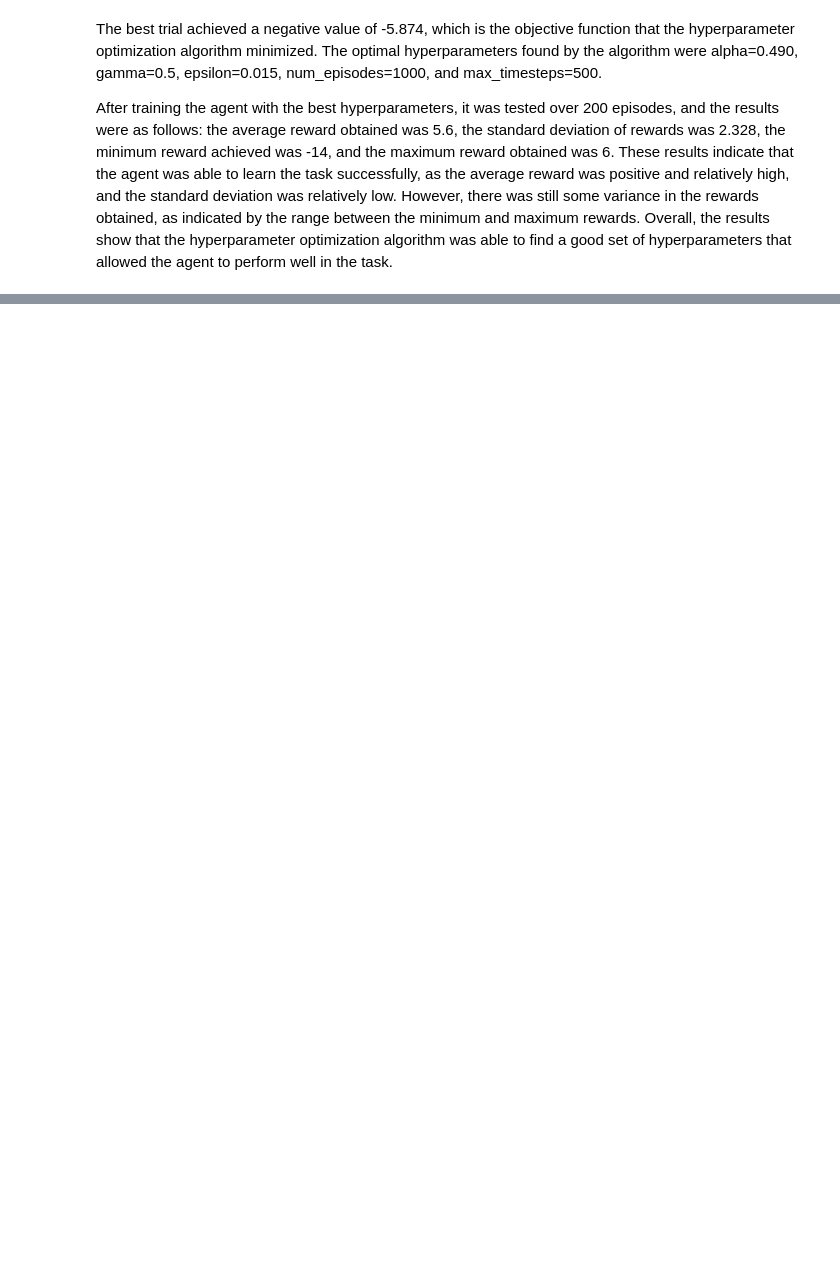
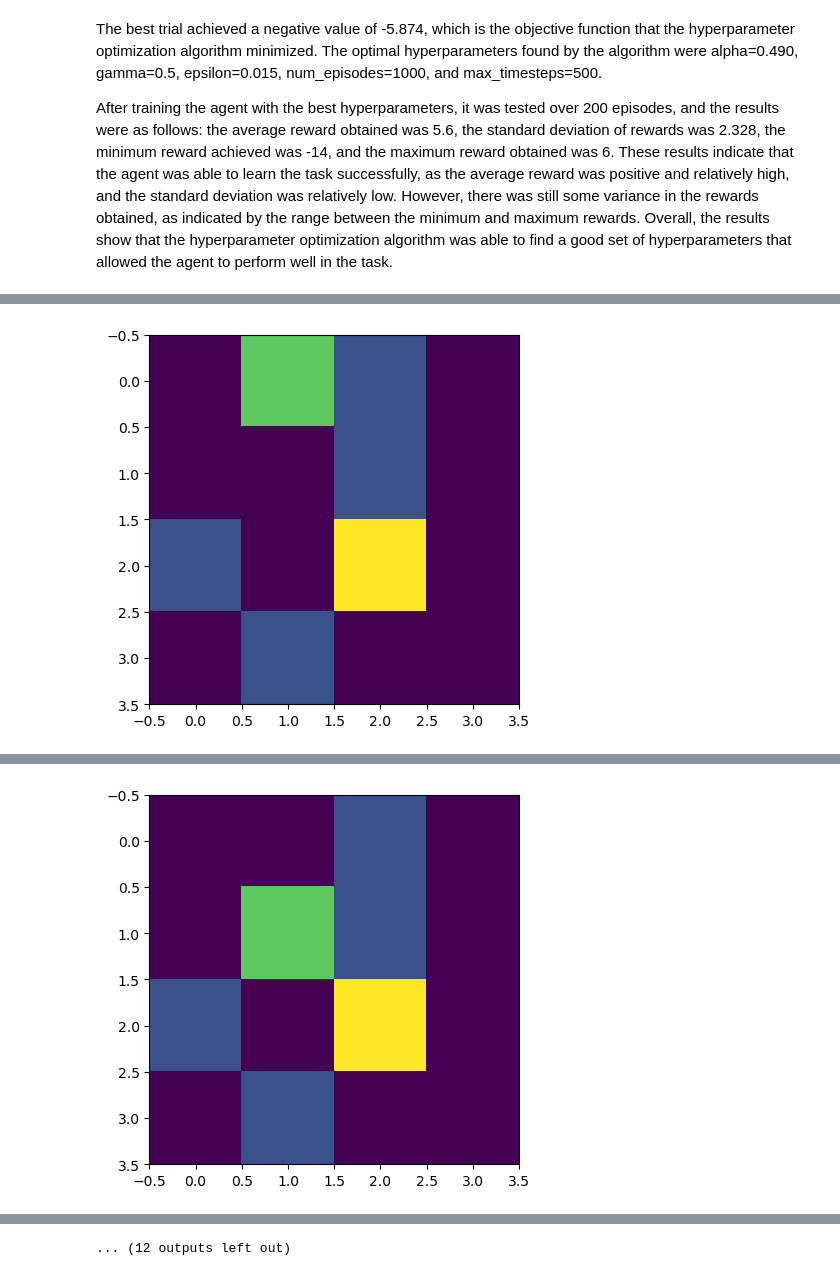
Before and after one commit to pChitral/Reinforcement-Learning, a Jupyter notebook: chitralp_saishsum_assignment3_checkpoint.ipynb, the cells around one changed output, grey strips where cells are left out. Drawn from its saved outputs; the diff is of its cells as text; code cells hidden in the pictures; blank space fills up the shorter version.

Commit message:
Part 3 Done!

```diff
--- a/chitralp_saishsum_assignment3_checkpoint.ipynb
+++ b/chitralp_saishsum_assignment3_checkpoint.ipynb
@@ -491,0 +459,77 @@ fig.show()
+# %%
+import numpy as np
+import random
+import matplotlib.pyplot as plt
+import time
+import optuna
+
+
+class QLearningAgent():
+    def __init__(self, action_space, observation_space, alpha=0.1, gamma=0.9, epsilon=0.1, seed=5):
+        self.epsilon_min = 0.01
+        self.epsilon_decay = 0.995
+        self.action_space = action_space
+        self.observation_space = observation_space
+        self.alpha = alpha  # learning rate
+        self.gamma = gamma  # discount factor
+        self.epsilon = epsilon  # exploration rate
+        self.Q = np.zeros(
+            (len(observation_space), len(action_space)))  # Q-table
+        np.random.seed(seed)
+        random.seed(seed)
+
+    def act(self, observation, reward, done):
+        if random.uniform(0, 1) < self.epsilon:
+            # choose a random action
+            return random.choice(self.action_space)
+        else:
+            # choose the action with the highest Q-value
+            state_idx = np.where(
+                (self.observation_space == observation).all(axis=1))[0][0]
+            q_values = self.Q[state_idx, :]
+            if np.all(q_values == 0):
+                return random.choice(self.action_space)
+            else:
+                max_q_value = np.max(q_values)
+                max_action_indices = np.where(q_values >= max_q_value)[0]
+                return random.choice(max_action_indices)
+
+
+    def learn(self, state, action, reward, next_state, next_action, done):
+        state_idx = np.where(
+            (self.observation_space == state).all(axis=1))[0][0]
+        next_state_idx = np.where(
+            (self.observation_space == next_state).all(axis=1))[0][0]
+        q_value = self.Q[state_idx, action]
+        next_max_q_value = np.max(self.Q[next_state_idx, :])
+        td_target = reward + self.gamma * next_max_q_value * (1 - done)
+        td_error = td_target - q_value
+        self.Q[state_idx, action] += self.alpha * td_error
+        self.epsilon = max(self.epsilon_min, self.epsilon * self.epsilon_decay)
+        if not done:
+            self.Q[next_state_idx, next_action]  += self.alpha * (td_target - self.Q[next_state_idx, next_action])
+
+
+    def reset(self):
+        pass
+
+env = TreasureHuntEnv()
+agent = QLearningAgent(env.action_space, env.observation_space)
+
+obs = env.reset()
+done = False
+reward = 0  # initialize reward to 0
+count = 1
+while not done:
+    action = agent.act(obs, reward, done)
+    next_obs, reward, done, _ = env.step(action)
+    next_action = agent.act(next_obs, reward, done) # get the next action
+    agent.learn(obs, action, reward, next_obs, next_action, done) # pass next_action to learn()
+    obs = next_obs
+    print(f"For the {count}th step")
+    count += 1
+    print('Action:', action)
+    print('Reward:', reward)
+    print('Done:', done)
+    env.render()
+# %% [output]
@@ -491,0 +540 @@ fig.show()
+[figure, added]
@@ -491,0 +545 @@ fig.show()
+[figure, added]
@@ -491,0 +566 @@ fig.show()
+... (12 outputs left out)
```
Also changed, not shown: parts of 9 cells of this notebook.
